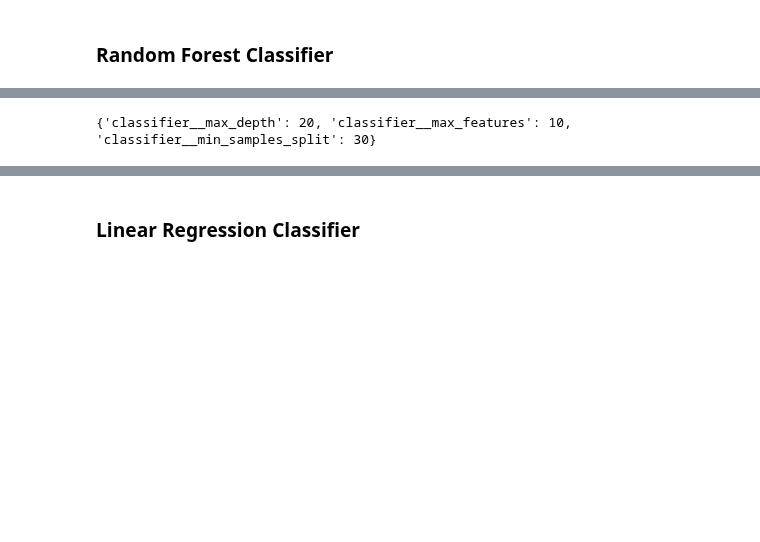
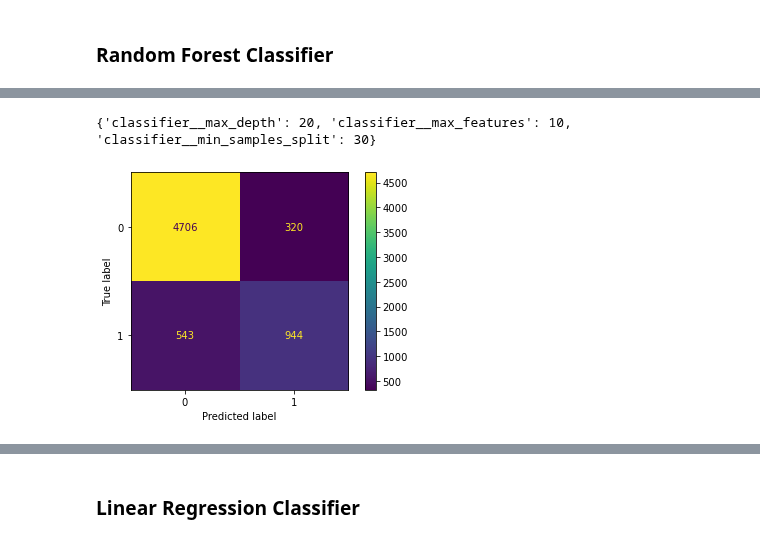
Before and after one commit to agomolka/AdultIncomeAnalysis, a Jupyter notebook: Adult_income_analysis_ColumnTransformer.ipynb, the cells around one changed output, grey strips where cells are left out. Cells and saved outputs as stored; diff of their text form; code cells hidden in the pictures; blank space fills up the shorter version.

```diff
--- a/Adult_income_analysis_ColumnTransformer.ipynb
+++ b/Adult_income_analysis_ColumnTransformer.ipynb
@@ -228,15 +247,17 @@ print(best_params)
 # %%
 clf = Pipeline(steps=[('preprocessor', preprocessor),
                       ('classifier',  RandomForestClassifier())])
 param = {'classifier__max_depth': [20, 50],
          'classifier__max_features': [10, 30],
          'classifier__min_samples_split': [10, 30]}
 gs = GridSearchCV(clf, param)
 gs.fit(X_train, y_train)
 best_params = gs.best_params_
 print(best_params)
+ConfusionMatrix(classifier=gs, confusionMatrix=False)
 # %% [output]
 {'classifier__max_depth': 20, 'classifier__max_features': 10, 'classifier__min_samples_split': 30}
+[figure, added]
 # %%
 clf = Pipeline(steps=[('preprocessor', preprocessor),
                       ('classifier',  RandomForestClassifier(max_depth =  20,max_features =  10,
```
Also changed, not shown: parts of 12 cells of this notebook.
